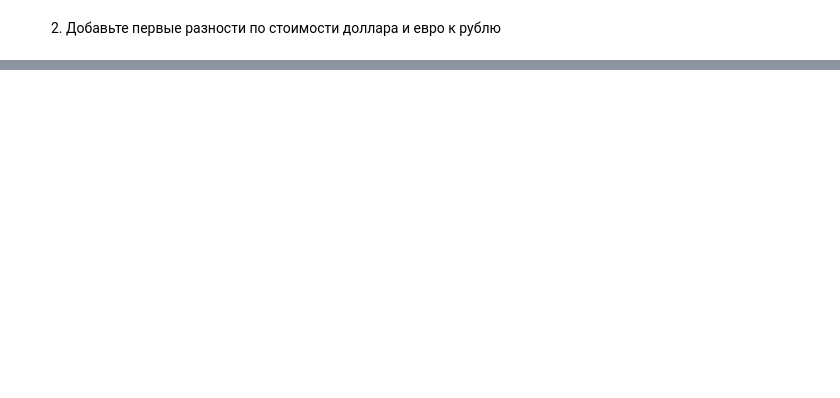
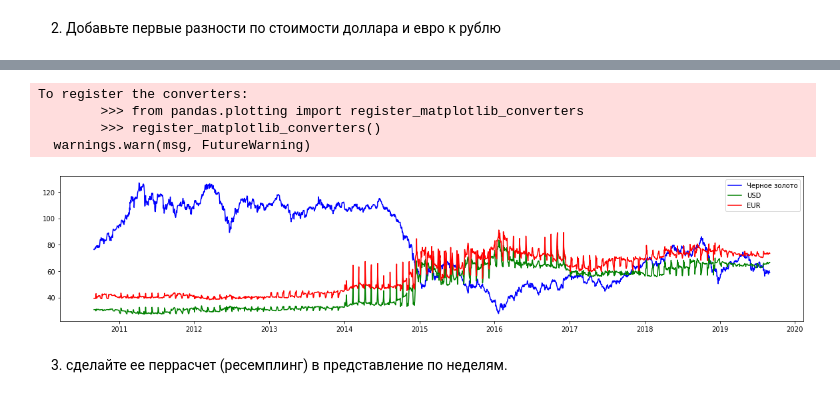
Before and after one commit to Aleksei741/Python_Lesson, a Jupyter notebook: Машинное обучение в бизнесе/Lesson_5/HomeWork_5.ipynb, the cells around one changed output, grey strips where cells are left out. Drawn from its saved outputs; the diff is of its cells as text; code cells hidden in the pictures; blank space fills up the shorter version.

```diff
--- a/Машинное обучение в бизнесе/Lesson_5/HomeWork_5.ipynb
+++ b/Машинное обучение в бизнесе/Lesson_5/HomeWork_5.ipynb
@@ -143,16 +162,24 @@ USD['curs'] = USD['curs'].astype('float64')
 diff_list_USD = set(full_list_date) - set(USD.index.unique())
 print(f'Количество пропущенных дней: {len(diff_list_USD)}')
 
+full_date = pd.DataFrame(full_list_date, index=full_list_date)
+
 USD = pd.concat([pd.DataFrame(full_list_date, index=full_list_date), USD], axis=1)
 
 USD = USD.loc[USD.index <= '2019-09-01']
 
+bufer = full_date.merge(USD)
+USD = pd.DataFrame(bufer['curs'].values, index=bufer[0], columns=['curs'])
+
 mas = USD.loc[USD['curs'].isna(), ['curs']].index
+
 for i in mas:
     min_day_value = None
     min_day = i
     while(True):
         min_day = min_day - one_day
+        if min_day < USD.index.min():
+            break;
         min_day_value = USD.loc[min_day, ['curs']].values[0]
         if min_day_value > 1:
             break;
@@ -161,10 +188,20 @@ for i in mas:
     max_day = i
     while(True):
         max_day = max_day + one_day
+        if max_day > USD.index.max():
+            break;
         max_day_value = USD.loc[max_day, ['curs']].values[0]
         if max_day_value > 1:
             break;
 
+    if max_day_value and min_day_value:
+        USD.loc[i, ['curs']] = (max_day_value + min_day_value) / 2
+    elif max_day_value:
+        USD.loc[i, ['curs']] = max_day_value
+    elif min_day_value:
+        USD.loc[i, ['curs']] = min_day_value
+
 USD.info()
+USD.head(10)
 # %% [output]
 Количество пропущенных дней: 1100
@@ -171,0 +295,4 @@ KeyError: Timestamp('2010-08-31 00:00:00')
+# %%
+brent['USD'] = USD['curs'].values
+brent['EUR'] = EUR['curs'].values
+brent.head()
@@ -172,4 +306,15 @@ KeyError: Timestamp('2010-08-31 00:00:00')
 # %%
-EUR_diff1 = np.array(EUR.iloc[1:,0].values - EUR.iloc[:-1,0].values).astype('float32')
-USD_diff1 = np.array(USD.iloc[1:,0].values - USD.iloc[:-1,0].values).astype('float32')
+EUR_diff1 = np.array(brent.iloc[1:,3].values - brent.iloc[:-1,3].values).astype('float32')
+USD_diff1 = np.array(brent.iloc[1:,2].values - brent.iloc[:-1,2].values).astype('float32')
+
+brent['EUR_diff1'] = 0.0
+brent['USD_diff1'] = 0.0
+
+brent['EUR_diff1'] = brent['EUR_diff1'].astype('float')
+brent['USD_diff1'] = brent['USD_diff1'].astype('float')
+
+brent['EUR_diff1'].values[1:] = EUR_diff1
+brent['USD_diff1'].values[1:] = USD_diff1
+
+brent.head(20)
 # %% [output]
@@ -176,0 +338,15 @@ TypeError: unsupported operand type(s) for -: 'str' and 'str'
+# %%
+plt.figure(figsize =(20,4))
+plt.plot(brent.index, brent['Значение'], 'b', label='Черное золото' )
+plt.plot(brent.index, brent['USD'], 'g', label='USD' )
+plt.plot(brent.index, brent['EUR'], 'r', label='EUR' )
+plt.legend()
+plt.show()
+# %% [output]
+To register the converters:
+        >>> from pandas.plotting import register_matplotlib_converters
+        >>> register_matplotlib_converters()
+  warnings.warn(msg, FutureWarning)
+[figure, added]
+# %% [markdown]
+3. сделайте ее перрасчет (ресемплинг) в представление по неделям.
```
Also changed, not shown: parts of 35 cells of this notebook, 1 other file.
